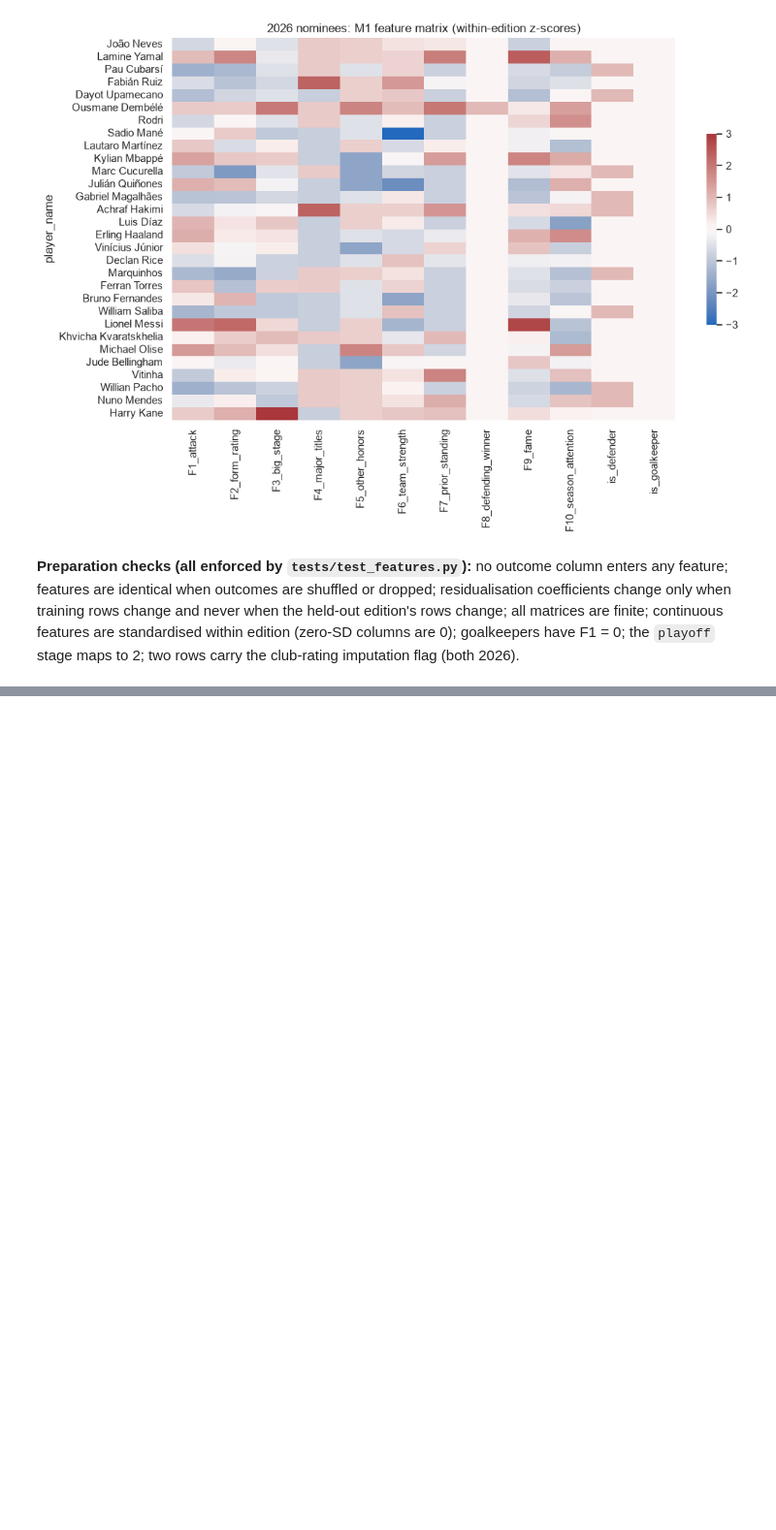
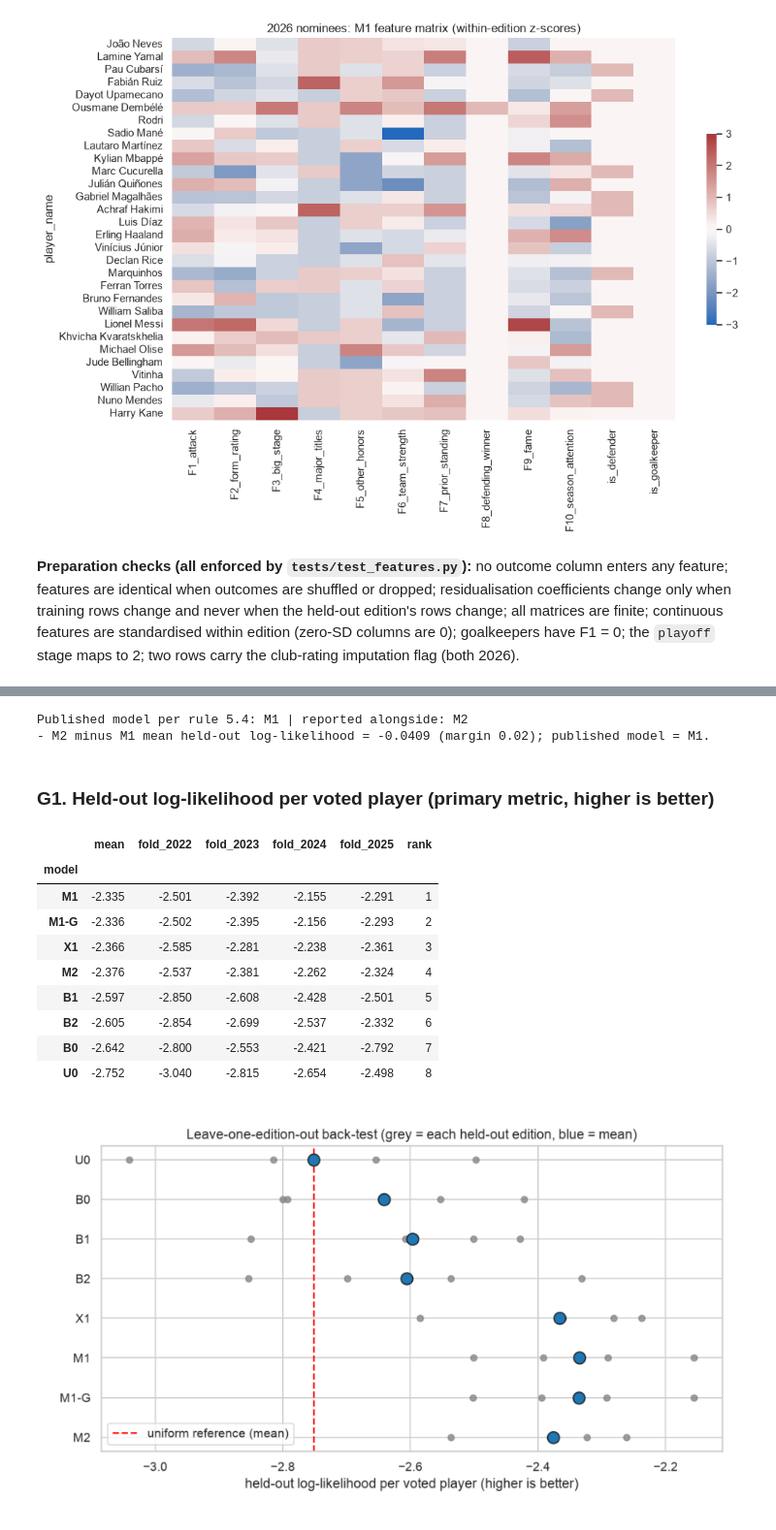
Before and after one commit to AswathKarthik10/predicting-the-ballon-dor, a Jupyter notebook: ballon_dor_2026.ipynb, the cells around one changed output, grey strips where cells are left out. Shown at 97% size. Drawn from its saved outputs; the diff is of its cells as text; code cells hidden in the pictures; blank space fills up the shorter version.

Commit message:
Run leave-one-edition-out comparison; add selection report, metrics and notebook section G
Co-Authored-By: Claude Sonnet 5.5 <noreply@anthropic.com>

```diff
--- a/ballon_dor_2026.ipynb
+++ b/ballon_dor_2026.ipynb
@@ -1916,0 +1925,37 @@ plt.show()
+# %%
+from src.model import cv, report
+
+results = cv.run_cross_validation(study, list(cv.MODEL_ORDER))
+summary = cv.summarise_metrics(results.metrics)
+selection = cv.apply_selection_rule(summary)
+report.write_all(study, Path.cwd(), results, selection)
+print("Published model per rule 5.4:", selection.published, "| reported alongside:", selection.reported_alongside)
+for note in selection.notes:
+    print("-", note)
+# %% [output]
+Published model per rule 5.4: M1 | reported alongside: M2
+- M2 minus M1 mean held-out log-likelihood = -0.0409 (margin 0.02); published model = M1.
+# %% [markdown]
+### G1. Held-out log-likelihood per voted player (primary metric, higher is better)
+# %%
+ll_tbl = report.model_table(summary)
+ll_tbl["rank"] = range(1, len(ll_tbl) + 1)
+display(ll_tbl.round(3))
+img = plt.imread("figures/heldout_ll_by_model.png")
+fig, ax = plt.subplots(figsize=(9, 5.2))
+ax.imshow(img)
+ax.axis("off")
+plt.tight_layout()
+plt.show()
+# %% [output]
+|  | mean | fold_2022 | fold_2023 | fold_2024 | fold_2025 | rank |
+| model |  |  |  |  |  |  |
+| M1 | -2.335 | -2.501 | -2.392 | -2.155 | -2.291 | 1 |
+| M1-G | -2.336 | -2.502 | -2.395 | -2.156 | -2.293 | 2 |
+| X1 | -2.366 | -2.585 | -2.281 | -2.238 | -2.361 | 3 |
+| M2 | -2.376 | -2.537 | -2.381 | -2.262 | -2.324 | 4 |
+| B1 | -2.597 | -2.850 | -2.608 | -2.428 | -2.501 | 5 |
+| B2 | -2.605 | -2.854 | -2.699 | -2.537 | -2.332 | 6 |
+| B0 | -2.642 | -2.800 | -2.553 | -2.421 | -2.792 | 7 |
+| U0 | -2.752 | -3.040 | -2.815 | -2.654 | -2.498 | 8 |
+[figure, added]
```
Also changed, not shown: parts of 11 cells of this notebook, 9 other files.
